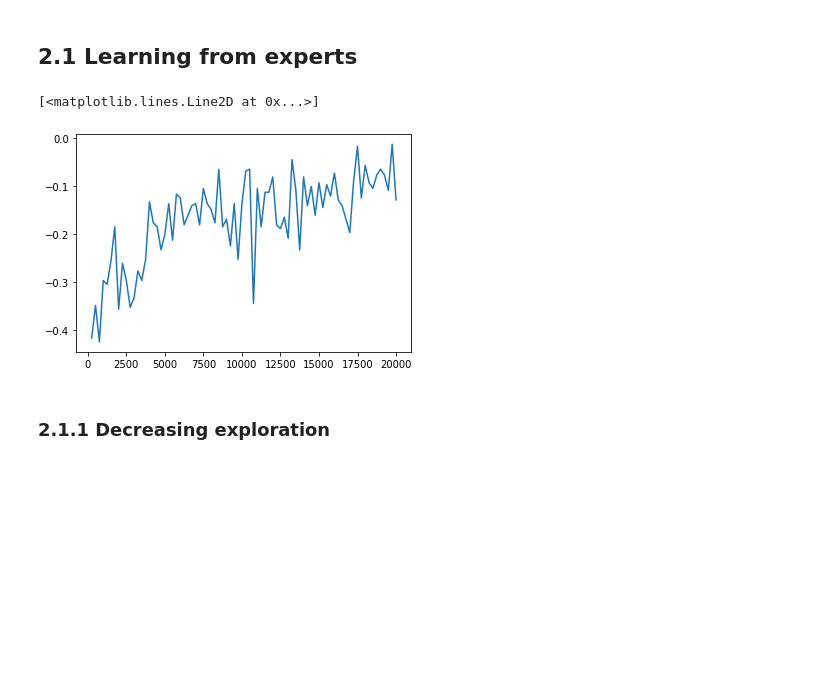
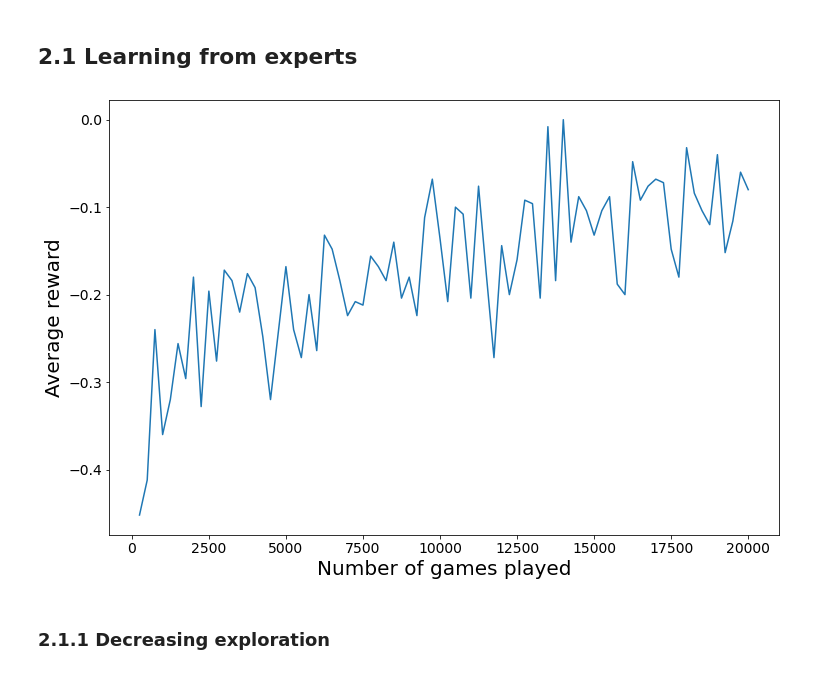
Before and after one commit to hibetterheyj/CS-456_RL_Project, a Jupyter notebook: tic_tac_toe_q_learning.ipynb, the cells around one changed output. Cells and saved outputs as stored; diff of their text form; code cells hidden in the pictures; blank space fills up the shorter version.

```diff
--- a/tic_tac_toe_q_learning.ipynb
+++ b/tic_tac_toe_q_learning.ipynb
@@ -15,7 +15,19 @@ import logging
 # customized
 from tic_env import TictactoeEnv, OptimalPlayer
 
-random.seed(2020)
+# set up for plt
+SMALL_SIZE = 14
+MEDIUM_SIZE = 20
+
+plt.rc('font', size=SMALL_SIZE)          # controls default text sizes
+plt.rc('axes', titlesize=SMALL_SIZE)     # fontsize of the axes title
+plt.rc('axes', labelsize=MEDIUM_SIZE)    # fontsize of the x and y labels
+plt.rc('xtick', labelsize=SMALL_SIZE)    # fontsize of the tick labels
+plt.rc('ytick', labelsize=SMALL_SIZE)    # fontsize of the tick labels
+plt.rc('legend', fontsize=SMALL_SIZE)    # legend fontsize
+
+# random seed
+random.seed(2022)
 # %% [markdown]
 # Tic Toc Toe environment
 # %% [markdown]
@@ -379,6 +390,7 @@ for i in tqdm(range(20000)):
     player_opt_for_train = OptimalPlayer(epsilon=0.5, player=Turns[0])
     player_qlearning.player = Turns[1]
 
+    first_step = True
     while not end:
         if env.current_player == player_qlearning.player:
             move = player_qlearning.act(grid)
@@ -388,13 +400,14 @@ for i in tqdm(range(20000)):
         grid, end, winner = env.step(move, print_grid=False)
         reward = env.reward(player_qlearning.player)
 
-        special_case = np.sum(grid == 1) == 1 and np.sum(grid == 0) == 8
-        if (env.current_player == player_qlearning.player or end) and not special_case:
+        if (env.current_player == player_qlearning.player or end) and not first_step:
             player_qlearning.update_q(
                 reward=reward,
                 grid=grid,
                 is_end=end,
             )
+
+        first_step = False
 
         if end:
             reward_record.append(env.reward(player=player_qlearning.player))
@@ -405,12 +418,16 @@ for i in tqdm(range(20000)):
 # %%
 game_idx = list(avg_reward_record.keys())
 avg_rewards = list(avg_reward_record.values())
 
+plt.figure(figsize=(12, 8))
 plt.plot(game_idx,avg_rewards)
-# plt.savefig("s.png")
+plt.xlabel("Number of games played")
+plt.ylabel("Average reward")
+
+plt.savefig("plot/question1.pdf",dpi=300)
+plt.show()
 # %% [output]
-[<matplotlib.lines.Line2D at 0x...>]
-[figure, old version]
+[figure, new version]
 # %% [markdown]
 ### 2.1.1 Decreasing exploration
 # %%
```
Also changed, not shown: parts of 33 cells of this notebook.
